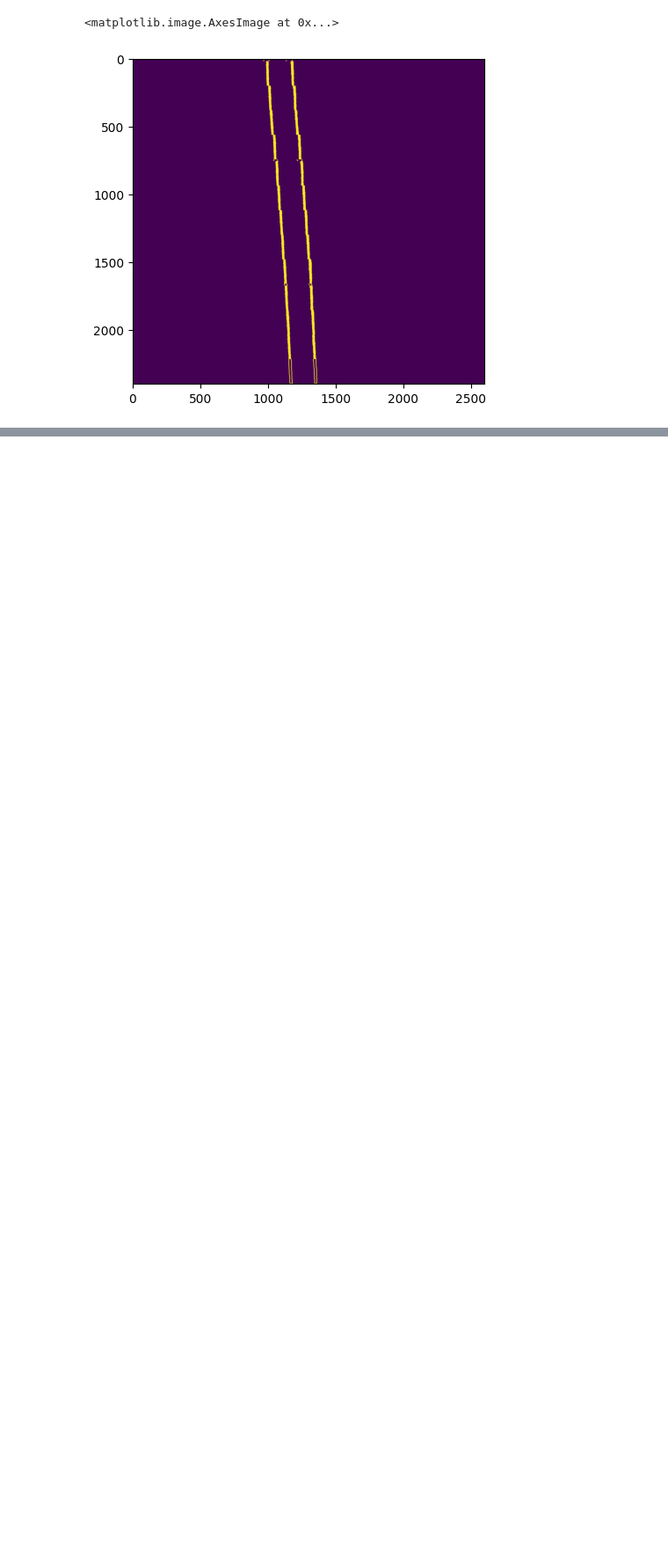
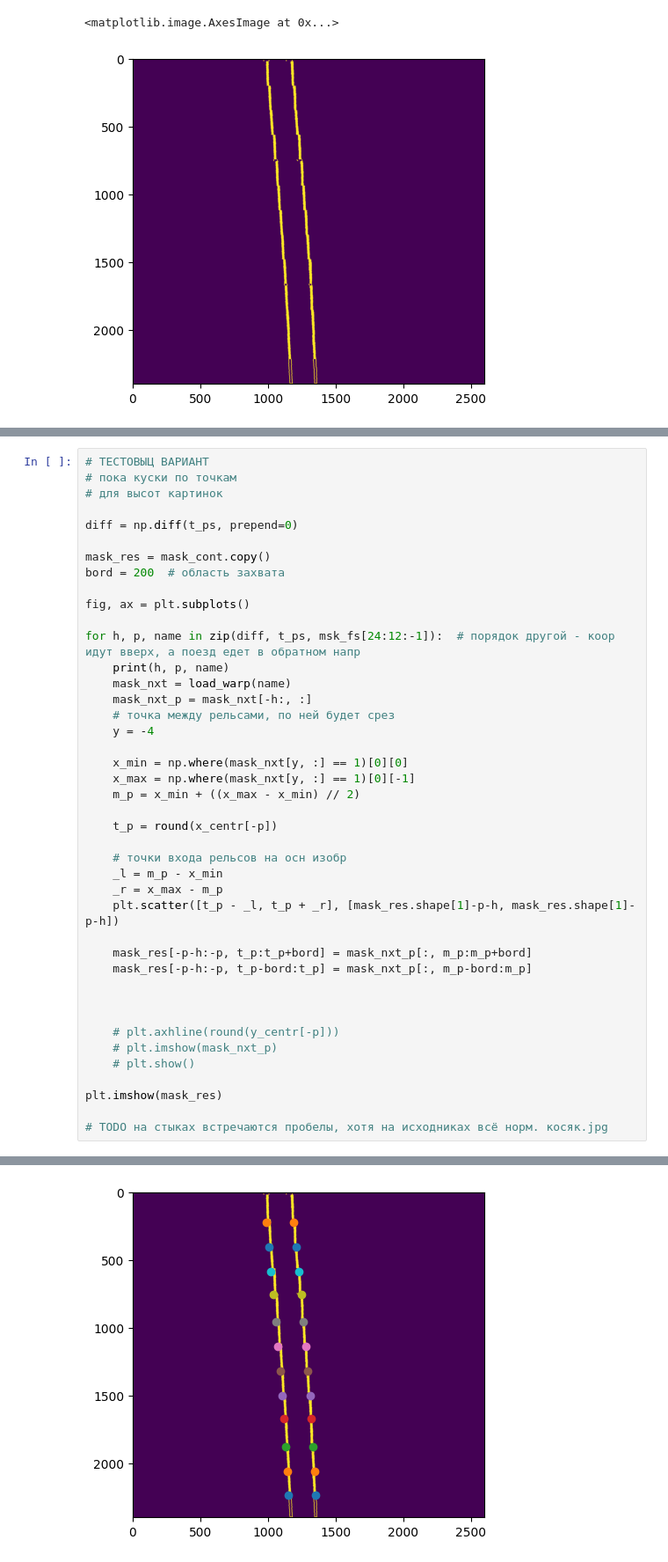
Before and after one commit to Andrudewt/perspective, a Jupyter notebook: main.ipynb, the cells around one changed output, grey strips where cells are left out. Shown at 88% size. Saved outputs shown, nothing was run; the diff lists cells and outputs as text; blank space fills up the shorter version.

```diff
--- a/main.ipynb
+++ b/main.ipynb
@@ -359,0 +364,43 @@ plt.imshow(mask_res)
+# %%
+# ТЕСТОВЫЦ ВАРИАНТ
+# пока куски по точкам
+# для высот картинок
+
+diff = np.diff(t_ps, prepend=0)
+
+mask_res = mask_cont.copy()
+bord = 200  # область захвата
+
+fig, ax = plt.subplots()
+
+for h, p, name in zip(diff, t_ps, msk_fs[24:12:-1]):  # порядок другой - коор идут вверх, а поезд едет в обратном напр
+    print(h, p, name)
+    mask_nxt = load_warp(name)
+    mask_nxt_p = mask_nxt[-h:, :]
+    # точка между рельсами, по ней будет срез
+    y = -4
+
+    x_min = np.where(mask_nxt[y, :] == 1)[0][0]
+    x_max = np.where(mask_nxt[y, :] == 1)[0][-1]
+    m_p = x_min + ((x_max - x_min) // 2)
+
+    t_p = round(x_centr[-p])
+
+    # точки входа рельсов на осн изобр
+    _l = m_p - x_min
+    _r = x_max - m_p
+    plt.scatter([t_p - _l, t_p + _r], [mask_res.shape[1]-p-h, mask_res.shape[1]-p-h])
+
+    mask_res[-p-h:-p, t_p:t_p+bord] = mask_nxt_p[:, m_p:m_p+bord]
+    mask_res[-p-h:-p, t_p-bord:t_p] = mask_nxt_p[:, m_p-bord:m_p]
+
+
+
+    # plt.axhline(round(y_centr[-p]))
+    # plt.imshow(mask_nxt_p)
+    # plt.show()
+
+plt.imshow(mask_res)
+
+# TODO на стыках встречаются пробелы, хотя на исходниках всё норм. косяк.jpg
+# %% [output]
@@ -359,0 +420 @@ plt.imshow(mask_res)
+[figure, added]
```
Also changed, not shown: parts of 6 cells of this notebook.
